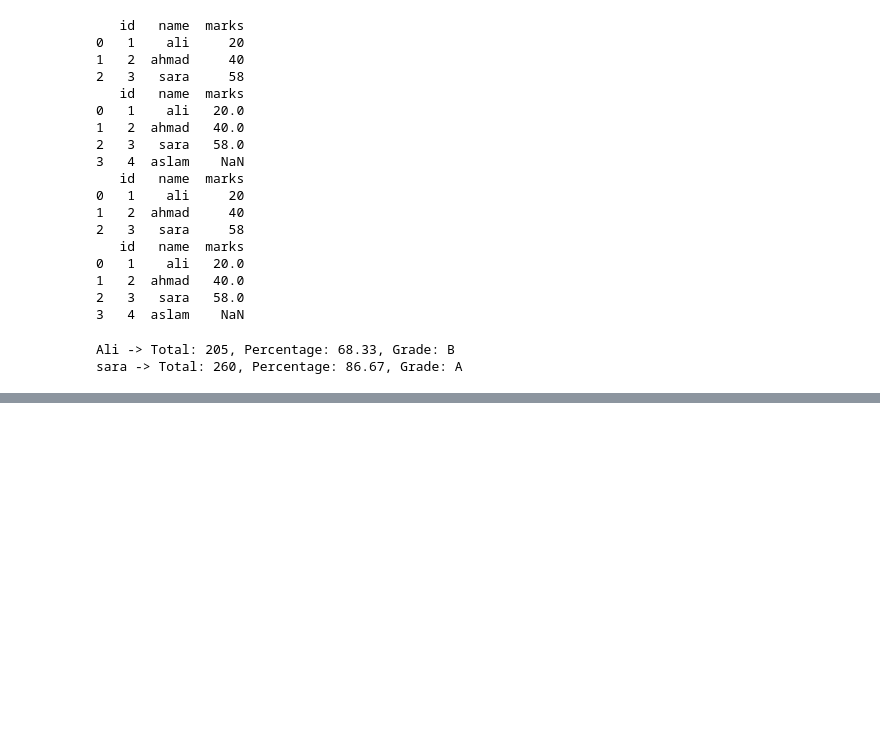
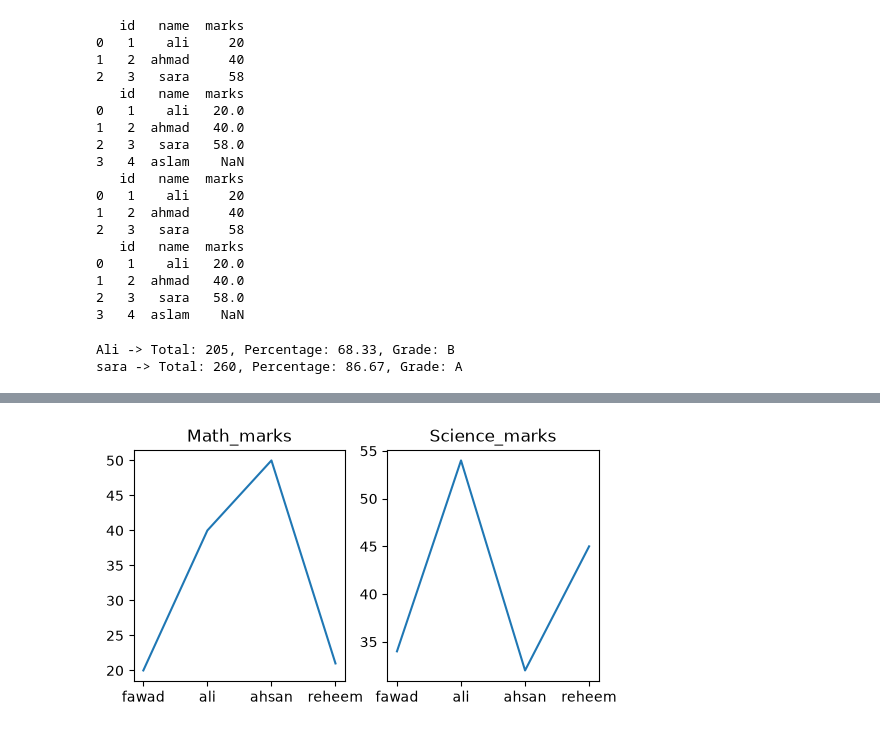
Before and after one commit to faadikhan958-ai/ML-Journey, a Jupyter notebook: student_performance_analyzer.ipynb, the cells around one changed output, grey strips where cells are left out. Cells and saved outputs as stored; diff of their text form; code cells hidden in the pictures; blank space fills up the shorter version.

```diff
--- a/student_performance_analyzer.ipynb
+++ b/student_performance_analyzer.ipynb
@@ -260,0 +297,9 @@ sara -> Total: 260, Percentage: 86.67, Grade: A
+# %%
+fig,axes=plt.subplots(1,2,figsize=(6,3))
+axes[0].plot(name,Math_marks)
+axes[0].set_title("Math_marks")
+axes[1].plot(name,Science_marks)
+axes[1].set_title("Science_marks")
+plt.show()
+# %% [output]
+[figure, added]
```
Also changed, not shown: parts of 4 cells of this notebook, 2 other files.
